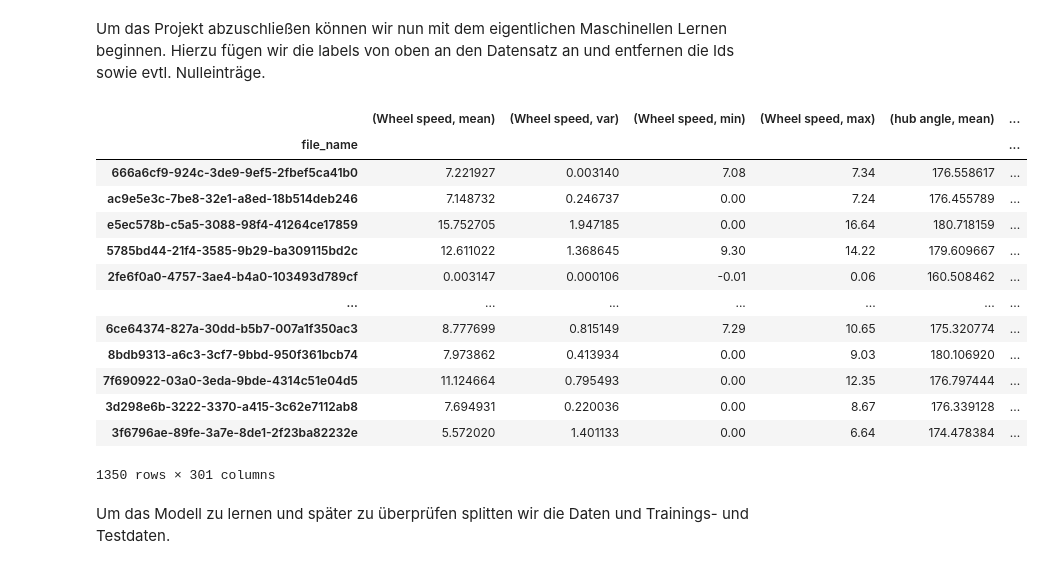
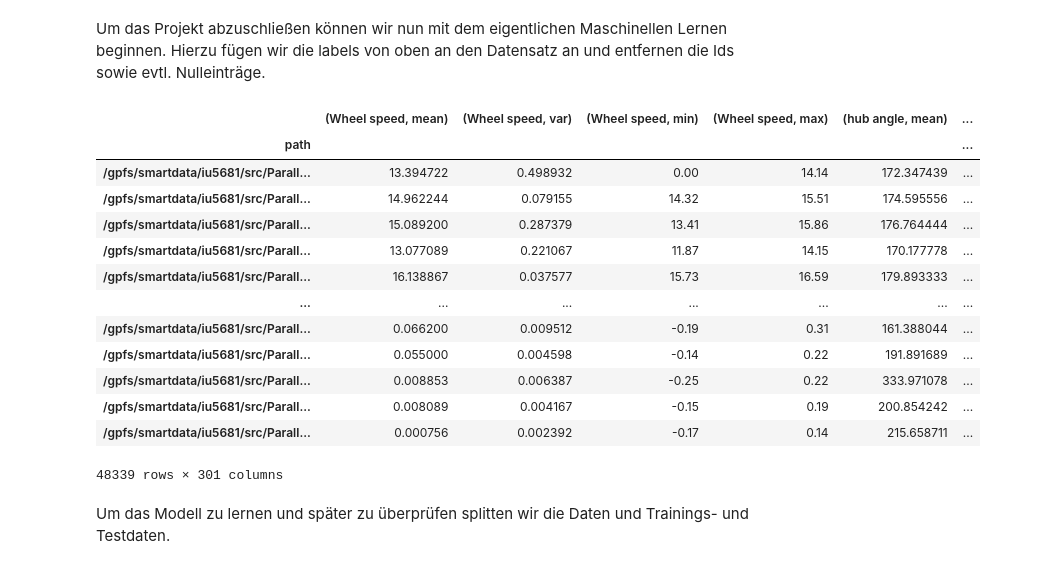
Before and after one commit to sdsc-bw/Parallel_computing, a Jupyter notebook: README.ipynb, the cells around one changed output. Drawn from its saved outputs; the diff is of its cells as text; code cells hidden in the pictures.

```diff
--- a/README.ipynb
+++ b/README.ipynb
@@ -107,3 +109,3 @@ Um die Liste aller Dateien zu bekommen, müssen wir übrigens noch den Pfad dran
 # %%
-files=label.apply(lambda row: TRAIN_PATH+"{:03d}/{}".format(row["f_id"],row["file_name"]),axis=1)
+files=label.apply(lambda row: os.path.abspath(TRAIN_PATH+"{:03d}/{}".format(row["f_id"],row["file_name"])),axis=1)
 # %% [output]
@@ -230,8 +235,8 @@ dfeatures.visualize()
 # %% [markdown]
 Um die Berechnung zu demonstrieren wagen wir uns an etwas mehr Daten (Der Graph wird dann etwas zu groß um ihn noch im Notebook darzustellen, sonst ist alles gleich)
 # %%
-ddf=intake.open_csv(TRAIN_PATH+"006/{file_name}.csv").to_dask()
-dfeatures=ddf.groupby(['file_name']).agg(["mean","var","min","max"])
+ddf=dd.read_csv(TRAIN_PATH+"006/*.csv",include_path_column=True)
+dfeatures=ddf.groupby(['path']).agg(["mean","var","min","max"])
 # %% [output]
 Dask DataFrame Structure:
 |  | Wheel speed |  |  |  | hub angle |  |  |  | blade 1 angle | ... |
@@ -262,0 +270,8 @@ features=dfeatures.compute()
+# %%
+try:
+    features=dd.read_csv(TRAIN_PATH+"095/*.csv",include_path_column=True).\
+            groupby(['path']).\
+            agg(["mean","var","min","max"]).\
+            compute()
+except ValueError as e:
+    print(e)
@@ -263,26 +351,25 @@ features=dfeatures.compute()
 # %% [markdown]
 Um das Projekt abzuschließen können wir nun mit dem eigentlichen Maschinellen Lernen beginnen. Hierzu fügen wir die labels von oben an den Datensatz an und entfernen die Ids sowie evtl. Nulleinträge.
 # %%
+features=features.compute()
 train=features.join(
-    label.set_index(
-        label["file_name"].str.replace('.csv','')
-    )
+    label.set_index(files)
 ).drop(['file_name','f_id'],axis=1).dropna()
 # %% [output]
 |  | (Wheel speed, mean) | (Wheel speed, var) | (Wheel speed, min) | (Wheel speed, max) | (hub angle, mean) | ... |
-| file_name |  |  |  |  |  | ... |
-| 666a6cf9-924c-3de9-9ef5-2fbef5ca41b0 | 7.221927 | 0.003140 | 7.08 | 7.34 | 176.558617 | ... |
-| ac9e5e3c-7be8-32e1-a8ed-18b514deb246 | 7.148732 | 0.246737 | 0.00 | 7.24 | 176.455789 | ... |
-| e5ec578b-c5a5-3088-98f4-41264ce17859 | 15.752705 | 1.947185 | 0.00 | 16.64 | 180.718159 | ... |
-| 5785bd44-21f4-3585-9b29-ba309115bd2c | 12.611022 | 1.368645 | 9.30 | 14.22 | 179.609667 | ... |
-| 2fe6f0a0-4757-3ae4-b4a0-103493d789cf | 0.003147 | 0.000106 | -0.01 | 0.06 | 160.508462 | ... |
+| path |  |  |  |  |  | ... |
+| /gpfs/smartdata/iu5681/src/Parall... | 13.394722 | 0.498932 | 0.00 | 14.14 | 172.347439 | ... |
+| /gpfs/smartdata/iu5681/src/Parall... | 14.962244 | 0.079155 | 14.32 | 15.51 | 174.595556 | ... |
+| /gpfs/smartdata/iu5681/src/Parall... | 15.089200 | 0.287379 | 13.41 | 15.86 | 176.764444 | ... |
+| /gpfs/smartdata/iu5681/src/Parall... | 13.077089 | 0.221067 | 11.87 | 14.15 | 170.177778 | ... |
+| /gpfs/smartdata/iu5681/src/Parall... | 16.138867 | 0.037577 | 15.73 | 16.59 | 179.893333 | ... |
 | ... | ... | ... | ... | ... | ... | ... |
-| 6ce64374-827a-30dd-b5b7-007a1f350ac3 | 8.777699 | 0.815149 | 7.29 | 10.65 | 175.320774 | ... |
-| 8bdb9313-a6c3-3cf7-9bbd-950f361bcb74 | 7.973862 | 0.413934 | 0.00 | 9.03 | 180.106920 | ... |
-| 7f690922-03a0-3eda-9bde-4314c51e04d5 | 11.124664 | 0.795493 | 0.00 | 12.35 | 176.797444 | ... |
-| 3d298e6b-3222-3370-a415-3c62e7112ab8 | 7.694931 | 0.220036 | 0.00 | 8.67 | 176.339128 | ... |
-| 3f6796ae-89fe-3a7e-8de1-2f23ba82232e | 5.572020 | 1.401133 | 0.00 | 6.64 | 174.478384 | ... |
+| /gpfs/smartdata/iu5681/src/Parall... | 0.066200 | 0.009512 | -0.19 | 0.31 | 161.388044 | ... |
+| /gpfs/smartdata/iu5681/src/Parall... | 0.055000 | 0.004598 | -0.14 | 0.22 | 191.891689 | ... |
+| /gpfs/smartdata/iu5681/src/Parall... | 0.008853 | 0.006387 | -0.25 | 0.22 | 333.971078 | ... |
+| /gpfs/smartdata/iu5681/src/Parall... | 0.008089 | 0.004167 | -0.15 | 0.19 | 200.854242 | ... |
+| /gpfs/smartdata/iu5681/src/Parall... | 0.000756 | 0.002392 | -0.17 | 0.14 | 215.658711 | ... |
-1350 rows × 301 columns
+48339 rows × 301 columns
 # %% [markdown]
 Um das Modell zu lernen und später zu überprüfen splitten wir die Daten und Trainings- und Testdaten.
 # %%
```
Also changed, not shown: parts of 40 cells of this notebook, 6 other files.
